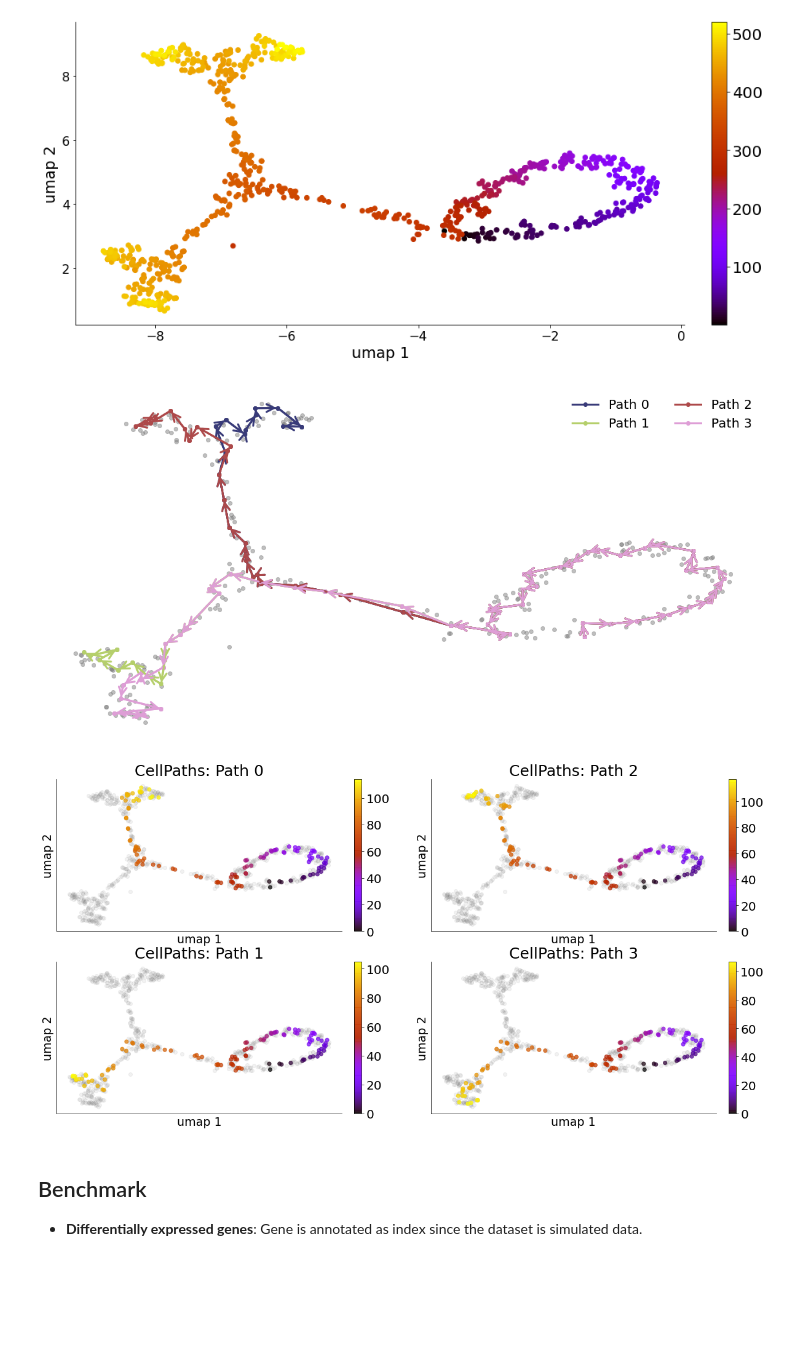
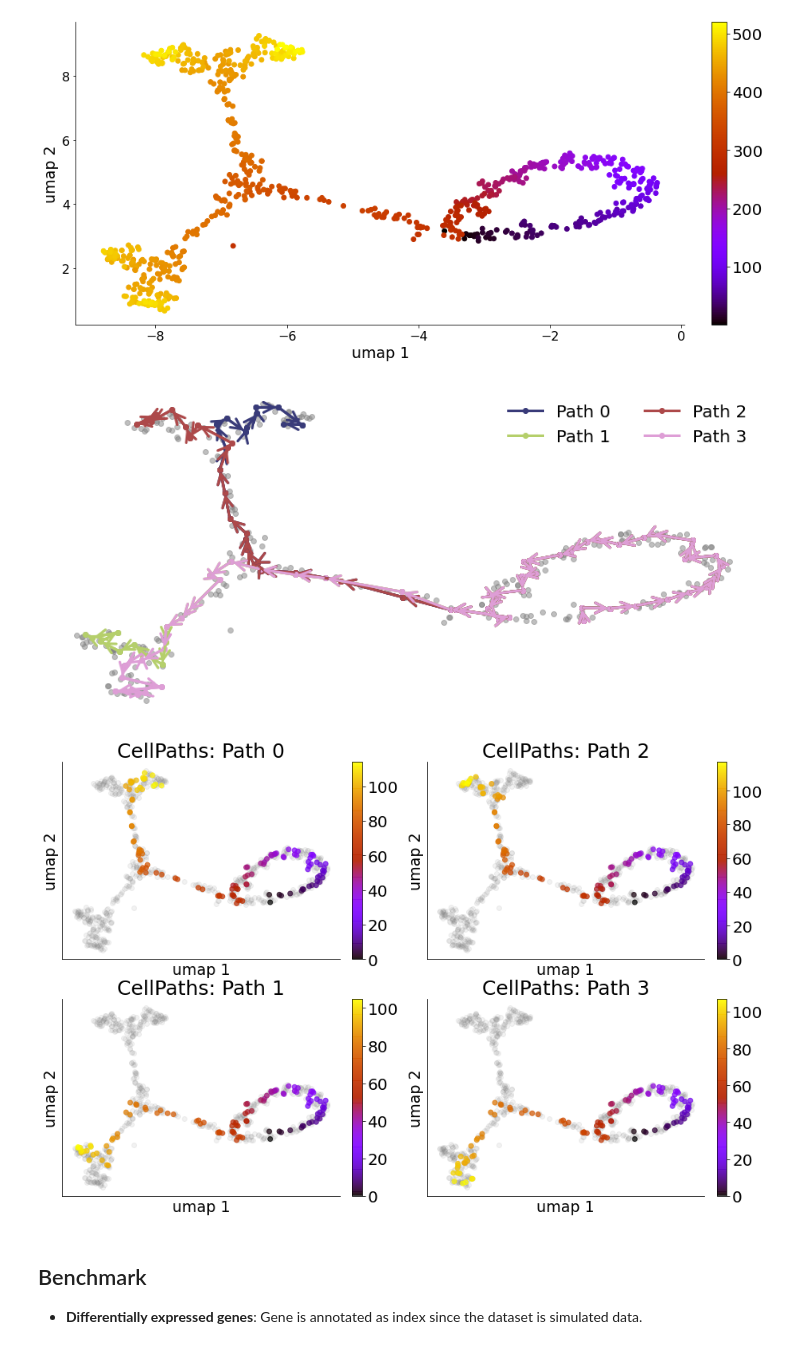
Before and after one commit to PeterZZQ/CellPath, a Jupyter notebook: run_cellpath.ipynb, the cells around one changed output. Saved outputs shown, nothing was run; the diff lists cells and outputs as text; code cells hidden in the pictures; blank space fills up the shorter version.

```diff
--- a/run_cellpath.ipynb
+++ b/run_cellpath.ipynb
@@ -81,13 +81,13 @@ visual.plot_data(cellpath_obj, basis = "umap", figsize = (15,7), axis = True)
 # %% [output]
 [figure]
 # %%
-visual.meta_traj_visual(cellpath_obj, basis="umap", trajs = num_trajs)
+visual.meta_traj_visual(cellpath_obj, basis="umap", figsize = (15,7), trajs = num_trajs)
 # %% [output]
-[figure, old version]
+[figure, new version]
 # %%
-visual.first_order_approx_pt(cellpath_obj, basis="umap", trajs = num_trajs, figsize=(20,10), save_as= None)
+visual.first_order_approx_pt(cellpath_obj, basis="umap", trajs = num_trajs, figsize=(15,10), save_as= "None.pdf")
 # %% [output]
-[figure, old version]
+[figure, new version]
 # %% [markdown]
 ## Benchmark
 * **Differentially expressed genes**: Gene is annotated as index since the dataset is simulated data.
```
Also changed, not shown: 1 other file.
